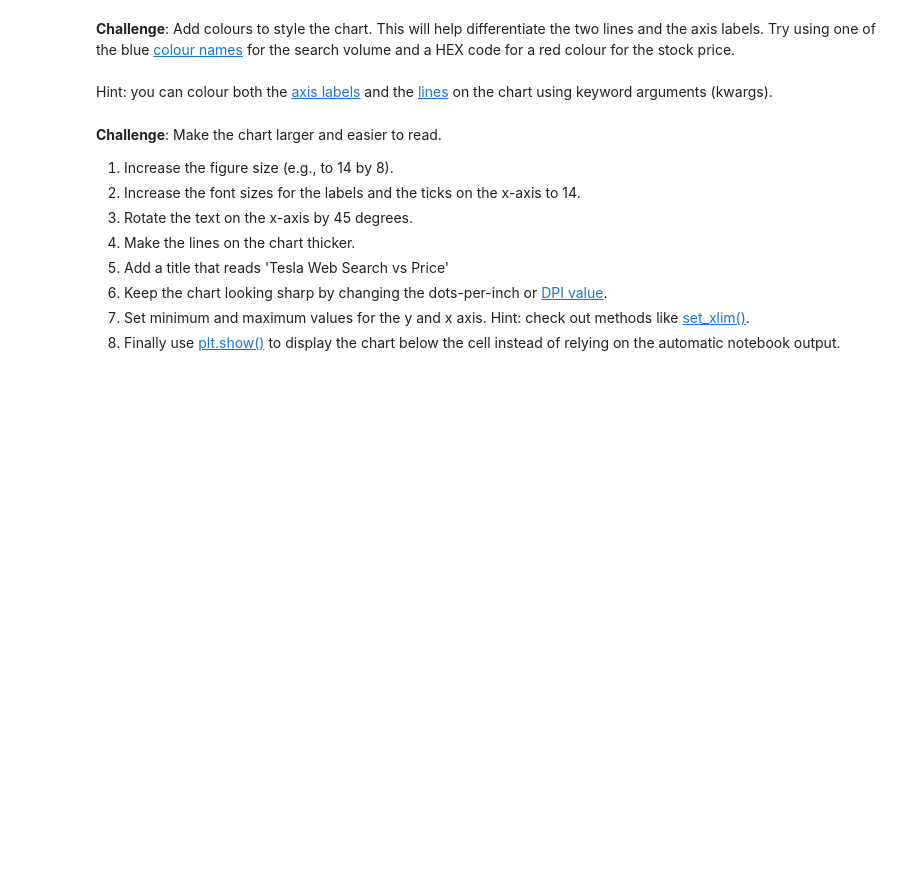
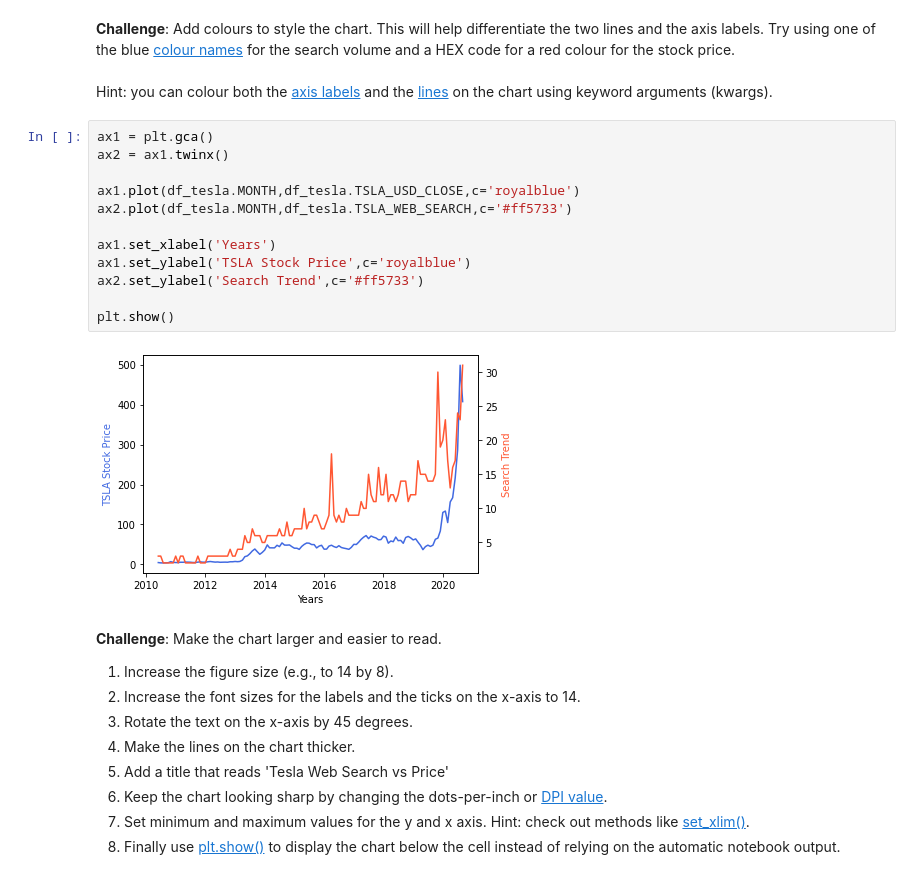
Before and after one commit to jhoeljp/Data-Analytics, a Jupyter notebook: Other/Google_Trends/Google_Trends_Analysis.ipynb, the cells around one changed output. Saved outputs shown, nothing was run; the diff lists cells and outputs as text; blank space fills up the shorter version.

```diff
--- a/Other/Google_Trends/Google_Trends_Analysis.ipynb
+++ b/Other/Google_Trends/Google_Trends_Analysis.ipynb
@@ -268,6 +276,20 @@ df_btc_monthly
 <br>
 <br>
 Hint: you can colour both the [axis labels](https://matplotlib.org/3.3.2/api/text_api.html#matplotlib.text.Text) and the [lines](https://matplotlib.org/3.2.1/api/_as_gen/matplotlib.lines.Line2D.html#matplotlib.lines.Line2D) on the chart using keyword arguments (kwargs).
+# %%
+ax1 = plt.gca()
+ax2 = ax1.twinx()
+
+ax1.plot(df_tesla.MONTH,df_tesla.TSLA_USD_CLOSE,c='royalblue')
+ax2.plot(df_tesla.MONTH,df_tesla.TSLA_WEB_SEARCH,c='#ff5733')
+
+ax1.set_xlabel('Years')
+ax1.set_ylabel('TSLA Stock Price',c='royalblue')
+ax2.set_ylabel('Search Trend',c='#ff5733')
+
+plt.show()
+# %% [output]
+[figure, added]
 # %% [markdown]
 **Challenge**: Make the chart larger and easier to read.
 1. Increase the figure size (e.g., to 14 by 8).
```
Also changed, not shown: parts of 9 cells of this notebook.
